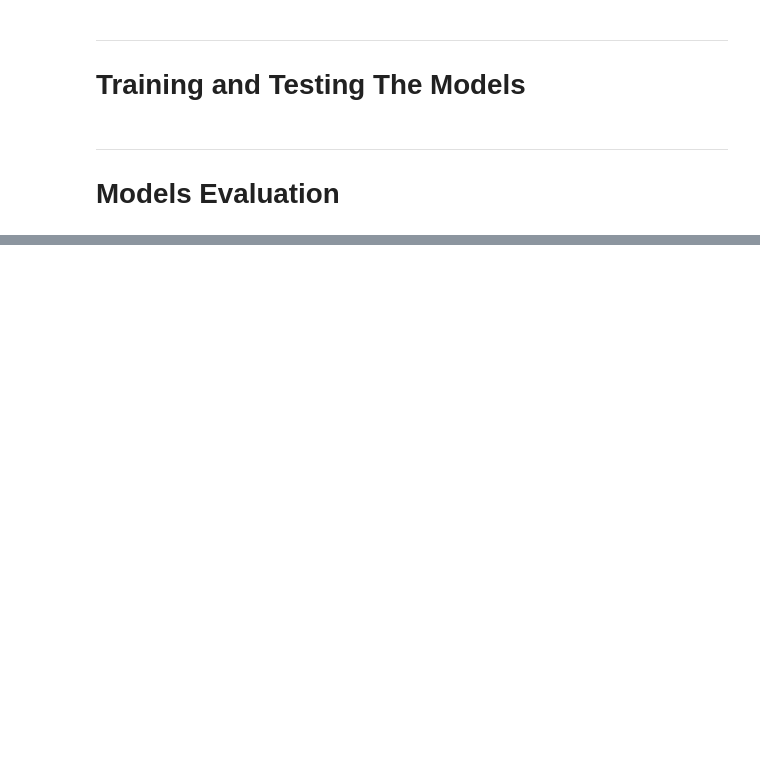
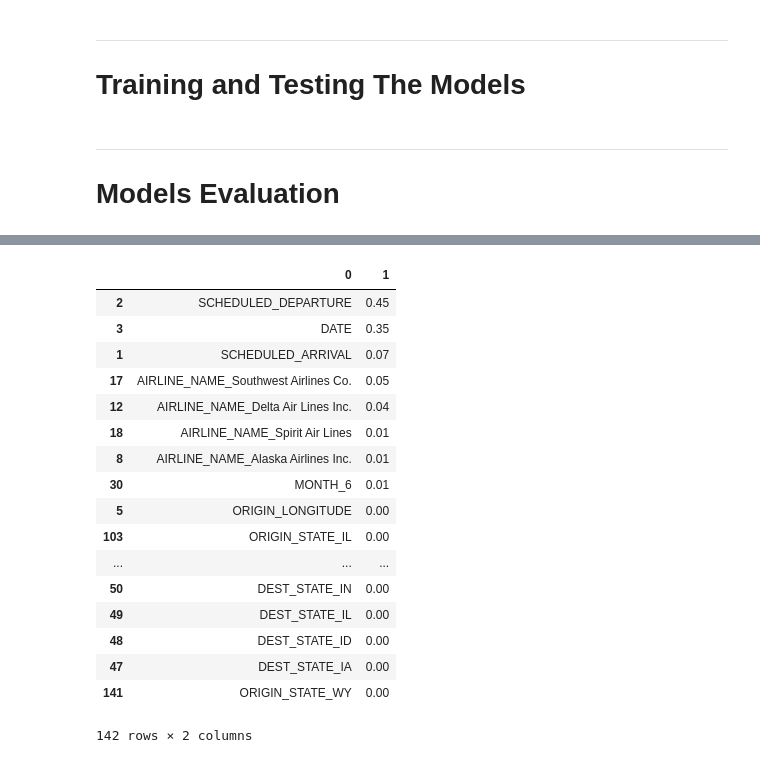
Before and after one commit to ArwaSheraky/Airlines-Delay-Analysis, a Jupyter notebook: Supervised_Learning/Regression.ipynb, the cells around one changed output, grey strips where cells are left out. Saved outputs shown, nothing was run; the diff lists cells and outputs as text; code cells hidden in the pictures; blank space fills up the shorter version.

```diff
--- a/Supervised_Learning/Regression.ipynb
+++ b/Supervised_Learning/Regression.ipynb
@@ -188,9 +190,13 @@ Name: DATE, dtype: float64
 # %% [markdown]
 ## Select Model Columns
 # %%
-# selecting the columns
+# After first run: Get the columns with feature importance > 0.0001
+#X_columns = features_imp_005[0].values
 
-X_columns = ['DISTANCE','SCHEDULED_ARRIVAL','SCHEDULED_DEPARTURE','DATE'] + list(df_dummies.columns)
+# Original columns
+X_columns = ['DISTANCE','SCHEDULED_ARRIVAL','SCHEDULED_DEPARTURE','DATE','ORIGIN_LATITUDE',
+             'ORIGIN_LONGITUDE', 'DEST_LATITUDE','DEST_LONGITUDE'] + list(df_dummies.columns)
+
 y_column = ['AVG_DELAY']
 
 len(X_columns)
@@ -201,7 +207,7 @@ len(X_columns)
 
 threshold = 0.7
 
-X = df[X_columns]
+X = df[X_columns].fillna(0.0)
 y = df[y_column]
 X_train, X_test, y_train, y_test = train_test_split(X, y, test_size=1.0-threshold, shuffle=True, random_state=50)
 
@@ -261,10 +273,30 @@ plt.show()
 # %%
 # identigy the feature importance
 
 importance = []
-model = gb_pred
+model = gb_model
 
 for i in range(len(X_columns)):
     importance.append([X_columns[i], model.feature_importances_[i]])
 
-pd.DataFrame(importance).sort_values(by=1, ascending=False)
+features_imp = pd.DataFrame(importance).sort_values(by=1, ascending=False)
+features_imp
+# %% [output]
+|  | 0 | 1 |
+| 2 | SCHEDULED_DEPARTURE | 0.45 |
+| 3 | DATE | 0.35 |
+| 1 | SCHEDULED_ARRIVAL | 0.07 |
+| 17 | AIRLINE_NAME_Southwest Airlines Co. | 0.05 |
+| 12 | AIRLINE_NAME_Delta Air Lines Inc. | 0.04 |
+| 18 | AIRLINE_NAME_Spirit Air Lines | 0.01 |
+| 8 | AIRLINE_NAME_Alaska Airlines Inc. | 0.01 |
+| 30 | MONTH_6 | 0.01 |
+| 5 | ORIGIN_LONGITUDE | 0.00 |
+| 103 | ORIGIN_STATE_IL | 0.00 |
+| ... | ... | ... |
+| 50 | DEST_STATE_IN | 0.00 |
+| 49 | DEST_STATE_IL | 0.00 |
+| 48 | DEST_STATE_ID | 0.00 |
+| 47 | DEST_STATE_IA | 0.00 |
+| 141 | ORIGIN_STATE_WY | 0.00 |
+142 rows × 2 columns
```
Also changed, not shown: parts of 6 cells of this notebook.
